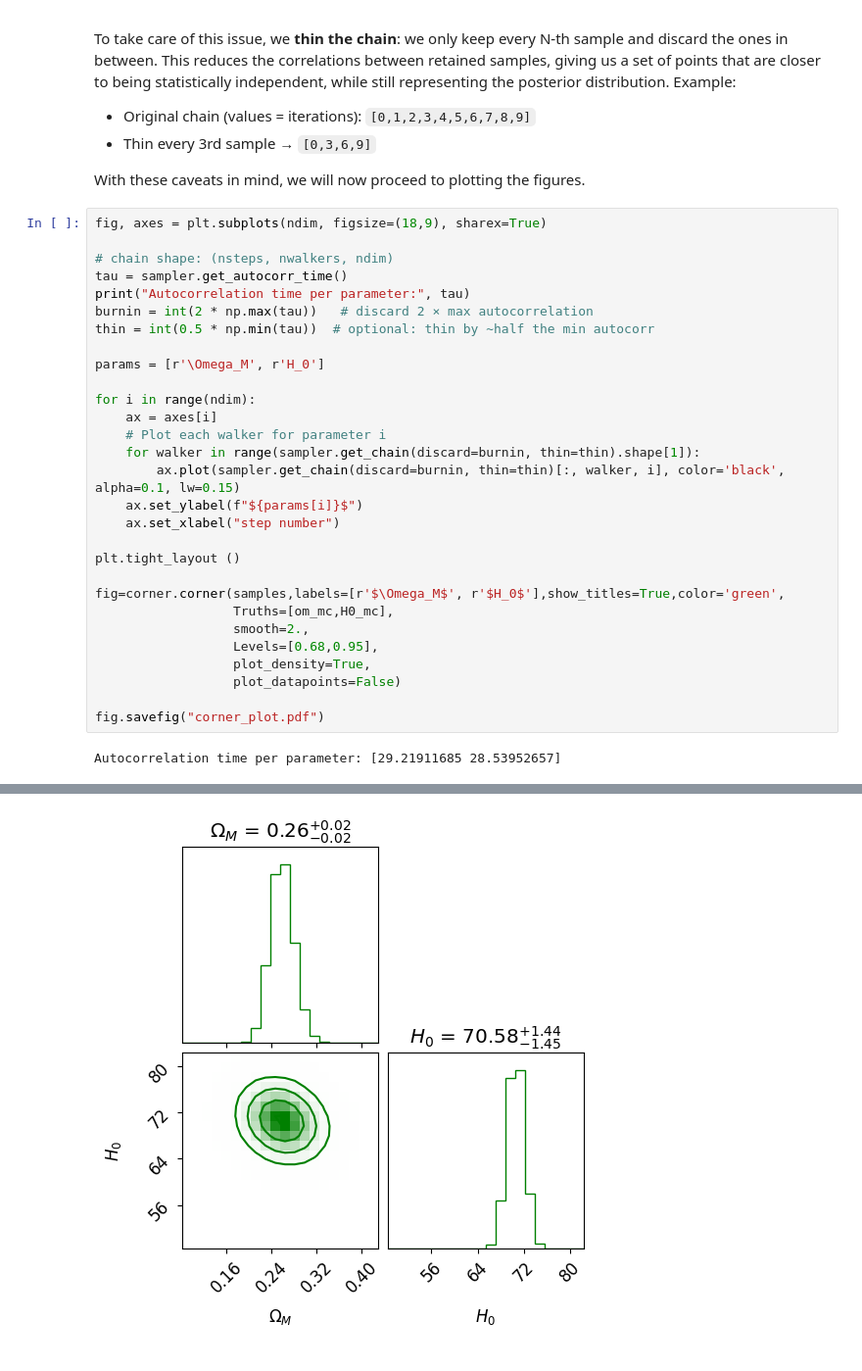
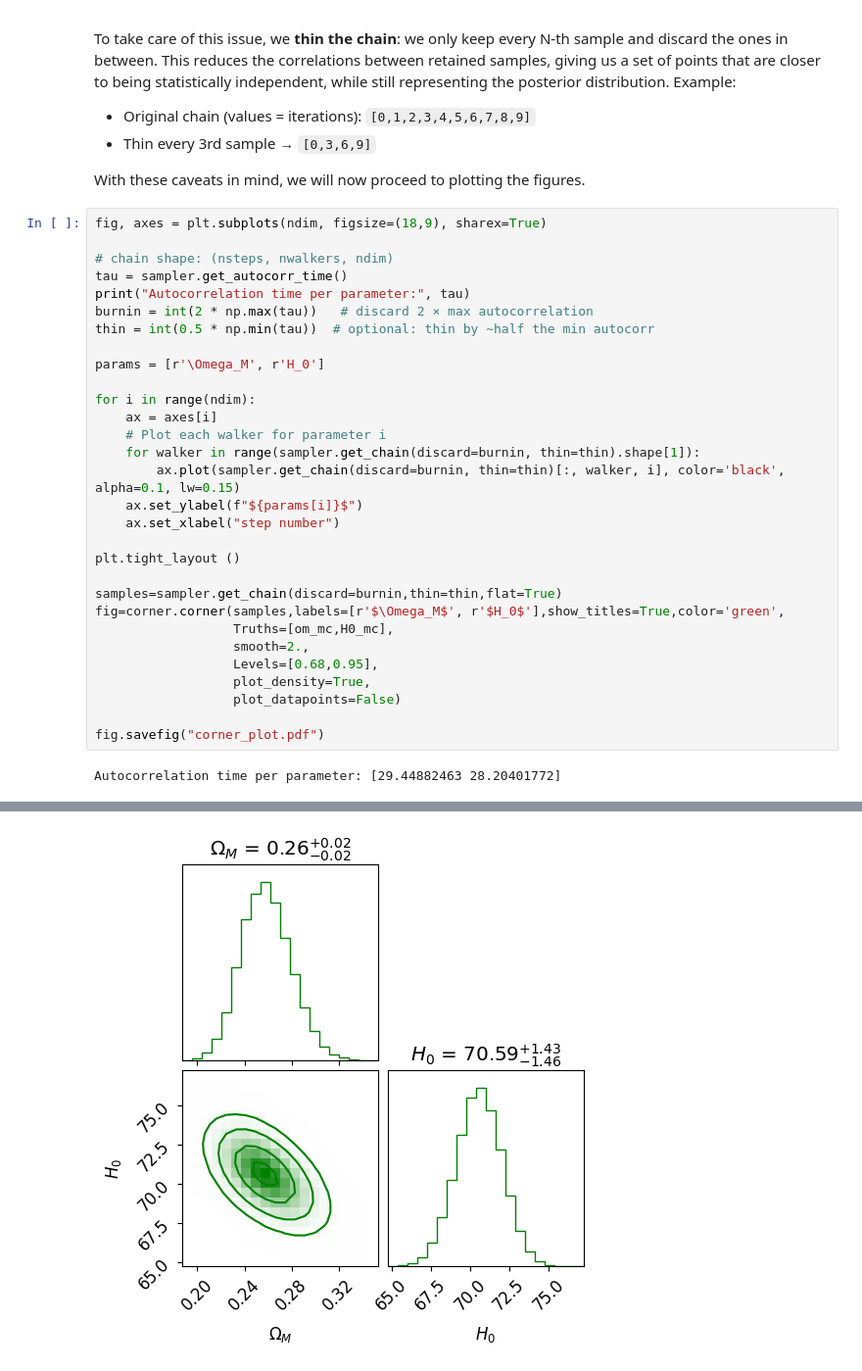
Before and after one commit to PhysicsiPhile/Cosmology, a Jupyter notebook: Hubble_constant_estimation.ipynb, the cells around one changed output, grey strips where cells are left out. Shown at 98% size. Saved outputs shown, nothing was run; the diff lists cells and outputs as text.

```diff
--- a/Hubble_constant_estimation.ipynb
+++ b/Hubble_constant_estimation.ipynb
@@ -237,6 +233,7 @@ for i in range(ndim):
 
 plt.tight_layout ()
 
+samples=sampler.get_chain(discard=burnin,thin=thin,flat=True)
 fig=corner.corner(samples,labels=[r'$\Omega_M$', r'$H_0$'],show_titles=True,color='green',
                   Truths=[om_mc,H0_mc],
                   smooth=2.,
@@ -246,4 +243,4 @@ fig=corner.corner(samples,labels=[r'$\Omega_M$', r'$H_0$'],show_titles=True,colo
 
 fig.savefig("corner_plot.pdf")
 # %% [output]
-Autocorrelation time per parameter: [29.21911685 28.53952657]
+Autocorrelation time per parameter: [29.44882463 28.20401772]
@@ -251 +248 @@ Autocorrelation time per parameter: [29.21911685 28.53952657]
-[figure, old version]
+[figure, new version]
```
Also changed, not shown: parts of 3 cells of this notebook.
